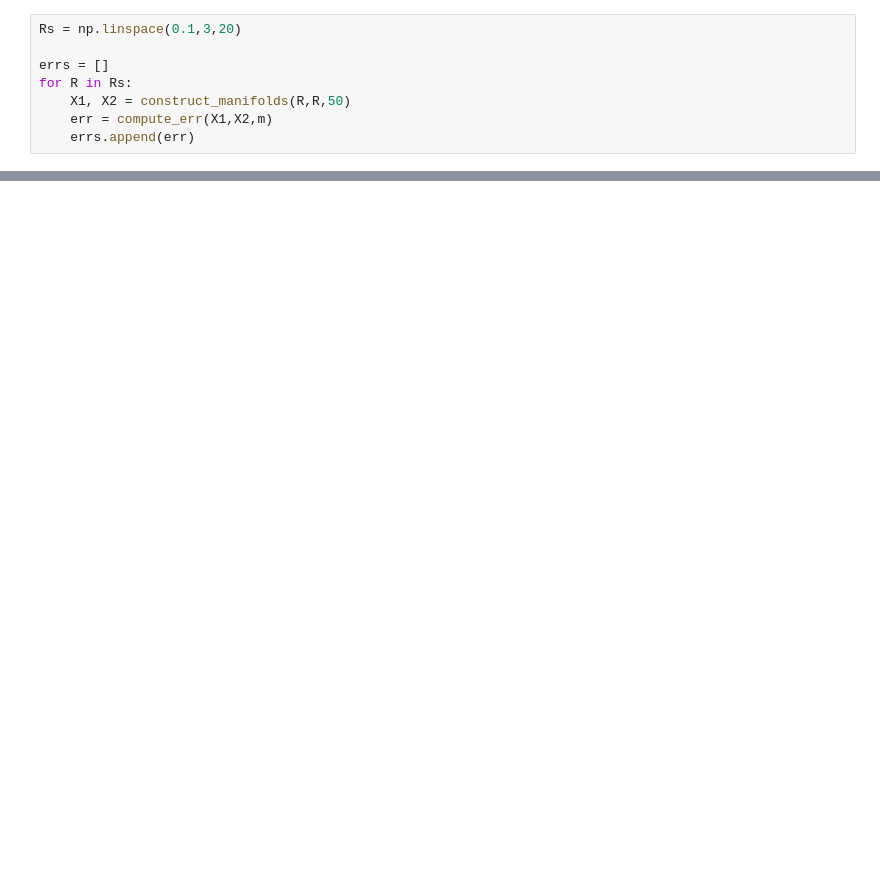
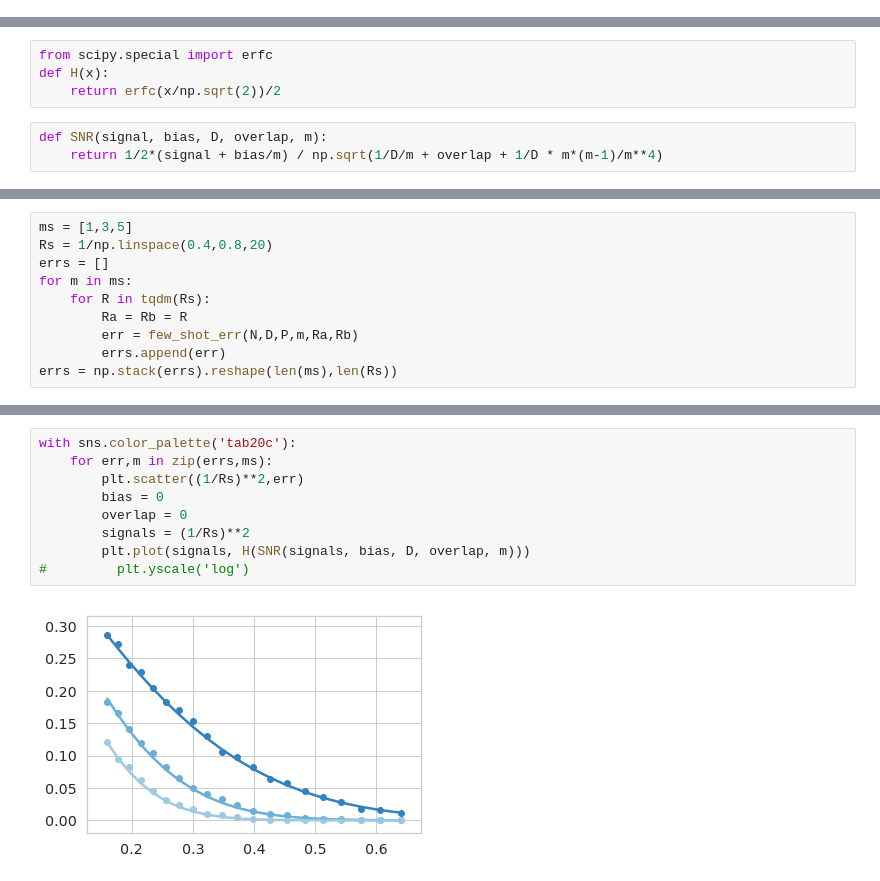
Before and after one commit to bsorsch/geometry-fewshot-learning, a Jupyter notebook: Synthetic experiments.ipynb, the cells around one changed output, grey strips where cells are left out. Saved outputs shown, nothing was run; the diff lists cells and outputs as text; blank space fills up the shorter version.

```diff
--- a/Synthetic experiments.ipynb
+++ b/Synthetic experiments.ipynb
@@ -66,8 +10,0 @@ err
-# %%
-Rs = np.linspace(0.1,3,20)
-
-errs = []
-for R in Rs:
-    X1, X2 = construct_manifolds(R,R,50)
-    err = compute_err(X1,X2,m)
-    errs.append(err)
@@ -78,0 +15,7 @@ plt.plot(Rs,errs)
+# %%
+from scipy.special import erfc
+def H(x):
+    return erfc(x/np.sqrt(2))/2
+# %%
+def SNR(signal, bias, D, overlap, m):
+    return 1/2*(signal + bias/m) / np.sqrt(1/D/m + overlap + 1/D * m*(m-1)/m**4)
@@ -78,0 +62,10 @@ plt.plot(Rs,errs)
+# %%
+ms = [1,3,5]
+Rs = 1/np.linspace(0.4,0.8,20)
+errs = []
+for m in ms:
+    for R in tqdm(Rs):
+        Ra = Rb = R
+        err = few_shot_err(N,D,P,m,Ra,Rb)
+        errs.append(err)
+errs = np.stack(errs).reshape(len(ms),len(Rs))
@@ -78,0 +76,11 @@ plt.plot(Rs,errs)
+# %%
+with sns.color_palette('tab20c'):
+    for err,m in zip(errs,ms):
+        plt.scatter((1/Rs)**2,err)
+        bias = 0
+        overlap = 0
+        signals = (1/Rs)**2
+        plt.plot(signals, H(SNR(signals, bias, D, overlap, m)))
+#         plt.yscale('log')
+# %% [output]
+[figure, added]
```
Also changed, not shown: parts of 13 cells of this notebook.
